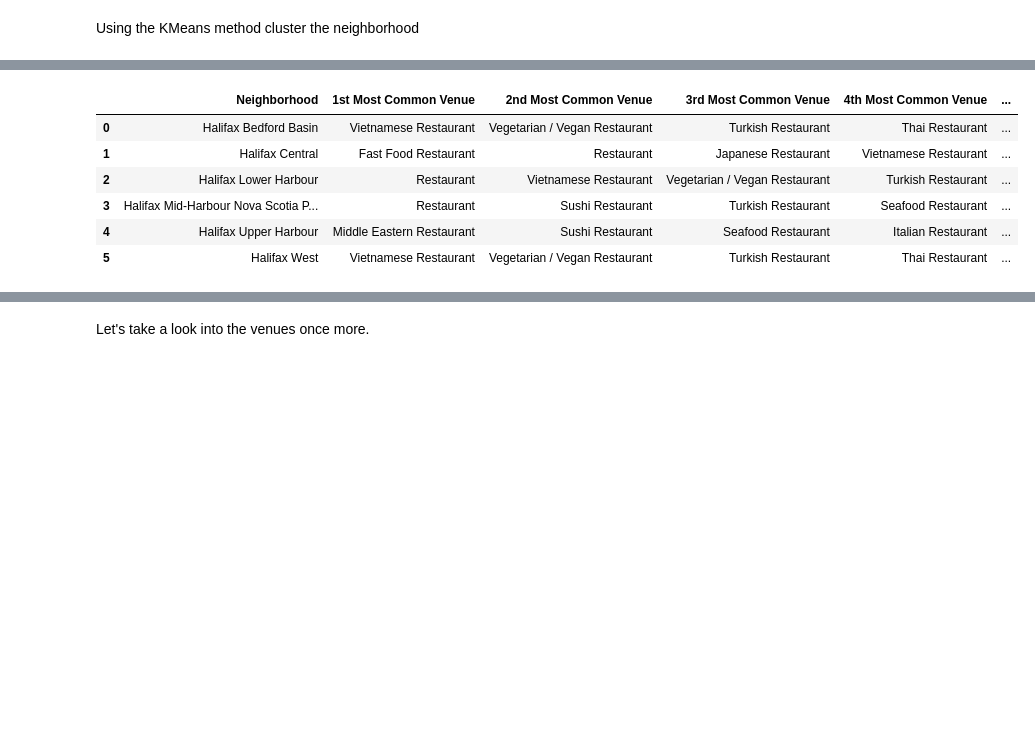
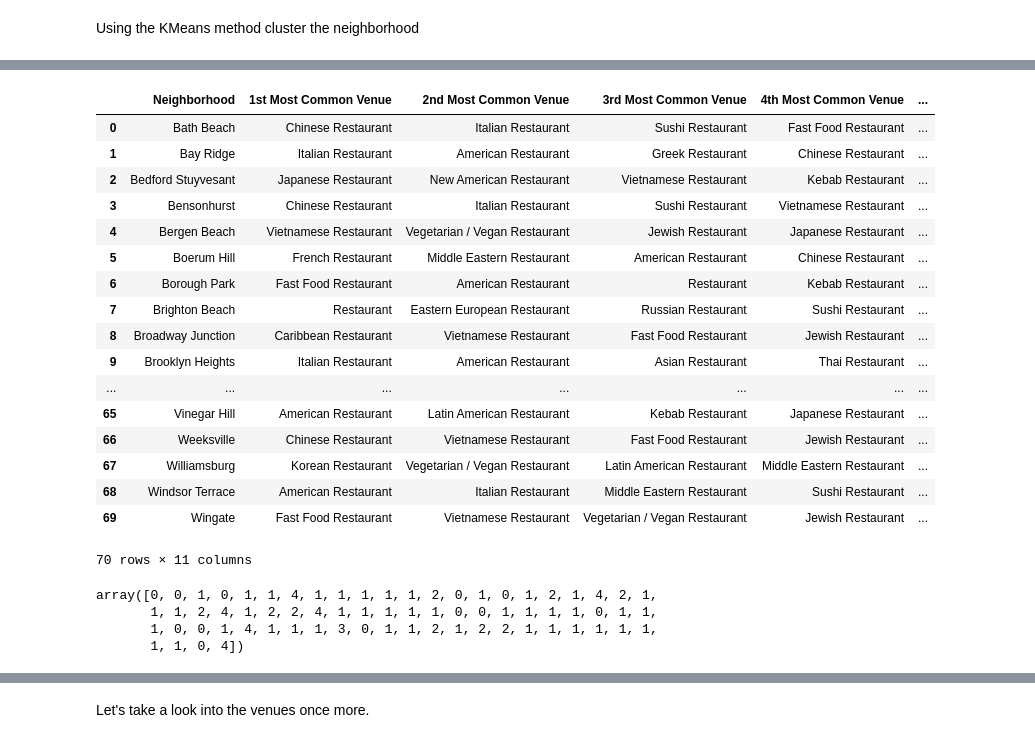
Before and after one commit to KrishnaChaitanya1/Coursera_Capstone, a Jupyter notebook: Final Capstone Project/Notebooks/Relations between food cuisines.ipynb, the cells around one changed output, grey strips where cells are left out. Saved outputs shown, nothing was run; the diff lists cells and outputs as text; code cells hidden in the pictures; blank space fills up the shorter version.

```diff
--- a/Final Capstone Project/Notebooks/Relations between food cuisines.ipynb
+++ b/Final Capstone Project/Notebooks/Relations between food cuisines.ipynb
@@ -734,4 +740,6 @@ halifax_grouped_neighbor = halifax_grouped['Neighborhood']
+# %%
+brook_grouped_neighbor = brook_grouped['Neighborhood']
 # %%
-halifax_grouped = halifax_grouped.loc[:, halifax_grouped.columns.str.endswith('Restaurant')]
-halifax_grouped.head()
+brook_grouped = brook_grouped.loc[:, brook_grouped.columns.str.endswith('Restaurant')]
+brook_grouped.head()
 # %% [output]
@@ -758,0 +752,3 @@ See the caveats in the documentation: http://pandas.pydata.org/pandas-docs/stabl
+# %%
+brook_grouped['Neighborhood'] = brook_grouped_neighbor
+brook_grouped.head()
@@ -759,6 +767,6 @@ See the caveats in the documentation: http://pandas.pydata.org/pandas-docs/stabl
 # %%
-cols = list(halifax_grouped)
+cols = list(brook_grouped)
 cols.insert(0, cols.pop(cols.index('Neighborhood')))
-halifax_grouped = halifax_grouped.loc[:, cols]
-halifax_grouped.head()
+brook_grouped = brook_grouped.loc[:, cols]
+brook_grouped.head()
 # %% [output]
@@ -807,29 +815,54 @@ def return_most_common_venues(row, num_top_venues):
 # %%
 num_top_venues = 10
 
 indicators = ['st', 'nd', 'rd']
 
 # create columns according to number of top venues
 columns = ['Neighborhood']
 for ind in np.arange(num_top_venues):
     try:
         columns.append('{}{} Most Common Venue'.format(ind+1, indicators[ind]))
     except:
         columns.append('{}th Most Common Venue'.format(ind+1))
 
 # create a new dataframe
-neighborhoods_venues_sorted_hal = pd.DataFrame(columns=columns)
-neighborhoods_venues_sorted_hal['Neighborhood'] = halifax_grouped['Neighborhood']
+brook_restaurants = pd.DataFrame(columns=columns)
+brook_restaurants['Neighborhood'] = brook_grouped['Neighborhood']
 
-for ind in np.arange(halifax_grouped.shape[0]):
-    neighborhoods_venues_sorted_hal.iloc[ind, 1:] = return_most_common_venues(halifax_grouped.iloc[ind, :], num_top_venues)
+for ind in np.arange(brook_grouped.shape[0]):
+    brook_restaurants.iloc[ind, 1:] = return_most_common_venues(brook_grouped.iloc[ind, :], num_top_venues)
 
-neighborhoods_venues_sorted_hal
+brook_restaurants
 # %% [output]
 |  | Neighborhood | 1st Most Common Venue | 2nd Most Common Venue | 3rd Most Common Venue | 4th Most Common Venue | ... |
-| 0 | Halifax Bedford Basin | Vietnamese Restaurant | Vegetarian / Vegan Restaurant | Turkish Restaurant | Thai Restaurant | ... |
-| 1 | Halifax Central | Fast Food Restaurant | Restaurant | Japanese Restaurant | Vietnamese Restaurant | ... |
-| 2 | Halifax Lower Harbour | Restaurant | Vietnamese Restaurant | Vegetarian / Vegan Restaurant | Turkish Restaurant | ... |
-| 3 | Halifax Mid-Harbour Nova Scotia P... | Restaurant | Sushi Restaurant | Turkish Restaurant | Seafood Restaurant | ... |
-| 4 | Halifax Upper Harbour | Middle Eastern Restaurant | Sushi Restaurant | Seafood Restaurant | Italian Restaurant | ... |
-| 5 | Halifax West | Vietnamese Restaurant | Vegetarian / Vegan Restaurant | Turkish Restaurant | Thai Restaurant | ... |
+| 0 | Bath Beach | Chinese Restaurant | Italian Restaurant | Sushi Restaurant | Fast Food Restaurant | ... |
+| 1 | Bay Ridge | Italian Restaurant | American Restaurant | Greek Restaurant | Chinese Restaurant | ... |
+| 2 | Bedford Stuyvesant | Japanese Restaurant | New American Restaurant | Vietnamese Restaurant | Kebab Restaurant | ... |
+| 3 | Bensonhurst | Chinese Restaurant | Italian Restaurant | Sushi Restaurant | Vietnamese Restaurant | ... |
+| 4 | Bergen Beach | Vietnamese Restaurant | Vegetarian / Vegan Restaurant | Jewish Restaurant | Japanese Restaurant | ... |
+| 5 | Boerum Hill | French Restaurant | Middle Eastern Restaurant | American Restaurant | Chinese Restaurant | ... |
+| 6 | Borough Park | Fast Food Restaurant | American Restaurant | Restaurant | Kebab Restaurant | ... |
+| 7 | Brighton Beach | Restaurant | Eastern European Restaurant | Russian Restaurant | Sushi Restaurant | ... |
+| 8 | Broadway Junction | Caribbean Restaurant | Vietnamese Restaurant | Fast Food Restaurant | Jewish Restaurant | ... |
+| 9 | Brooklyn Heights | Italian Restaurant | American Restaurant | Asian Restaurant | Thai Restaurant | ... |
+| ... | ... | ... | ... | ... | ... | ... |
+| 65 | Vinegar Hill | American Restaurant | Latin American Restaurant | Kebab Restaurant | Japanese Restaurant | ... |
+| 66 | Weeksville | Chinese Restaurant | Vietnamese Restaurant | Fast Food Restaurant | Jewish Restaurant | ... |
+| 67 | Williamsburg | Korean Restaurant | Vegetarian / Vegan Restaurant | Latin American Restaurant | Middle Eastern Restaurant | ... |
+| 68 | Windsor Terrace | American Restaurant | Italian Restaurant | Middle Eastern Restaurant | Sushi Restaurant | ... |
+| 69 | Wingate | Fast Food Restaurant | Vietnamese Restaurant | Vegetarian / Vegan Restaurant | Jewish Restaurant | ... |
+70 rows × 11 columns
+# %%
+kclusters = 5
+
+brook_grouped_clustering = brook_grouped.drop('Neighborhood', 1)
+
+kmeans = KMeans(n_clusters=kclusters, random_state=0).fit(brook_grouped_clustering)
+
+# check cluster labels generated for each row in the dataframe
+kmeans.labels_
+# %% [output]
+array([0, 0, 1, 0, 1, 1, 4, 1, 1, 1, 1, 1, 2, 0, 1, 0, 1, 2, 1, 4, 2, 1,
+       1, 1, 2, 4, 1, 2, 2, 4, 1, 1, 1, 1, 1, 0, 0, 1, 1, 1, 1, 0, 1, 1,
+       1, 0, 0, 1, 4, 1, 1, 1, 3, 0, 1, 1, 2, 1, 2, 2, 1, 1, 1, 1, 1, 1,
+       1, 1, 0, 4])
```
Also changed, not shown: parts of 81 cells of this notebook.
